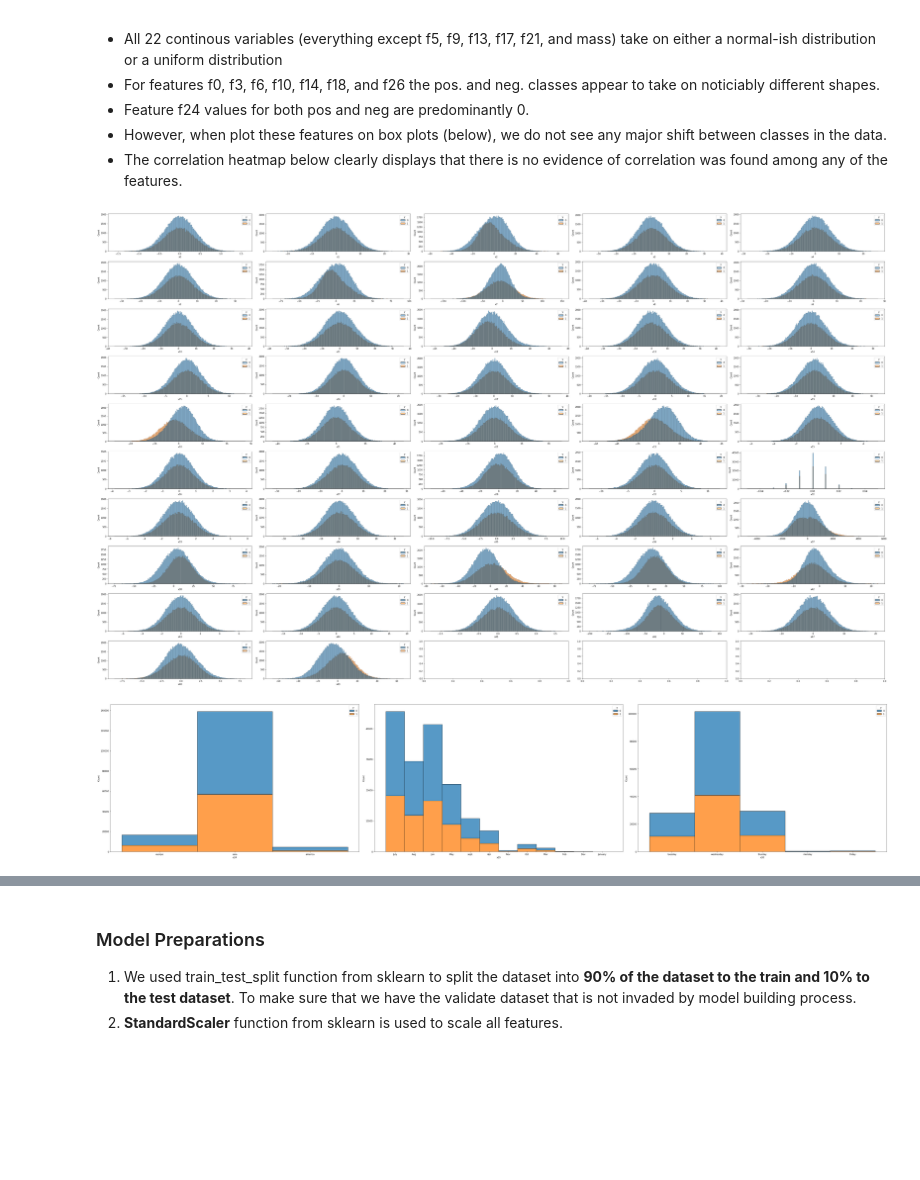
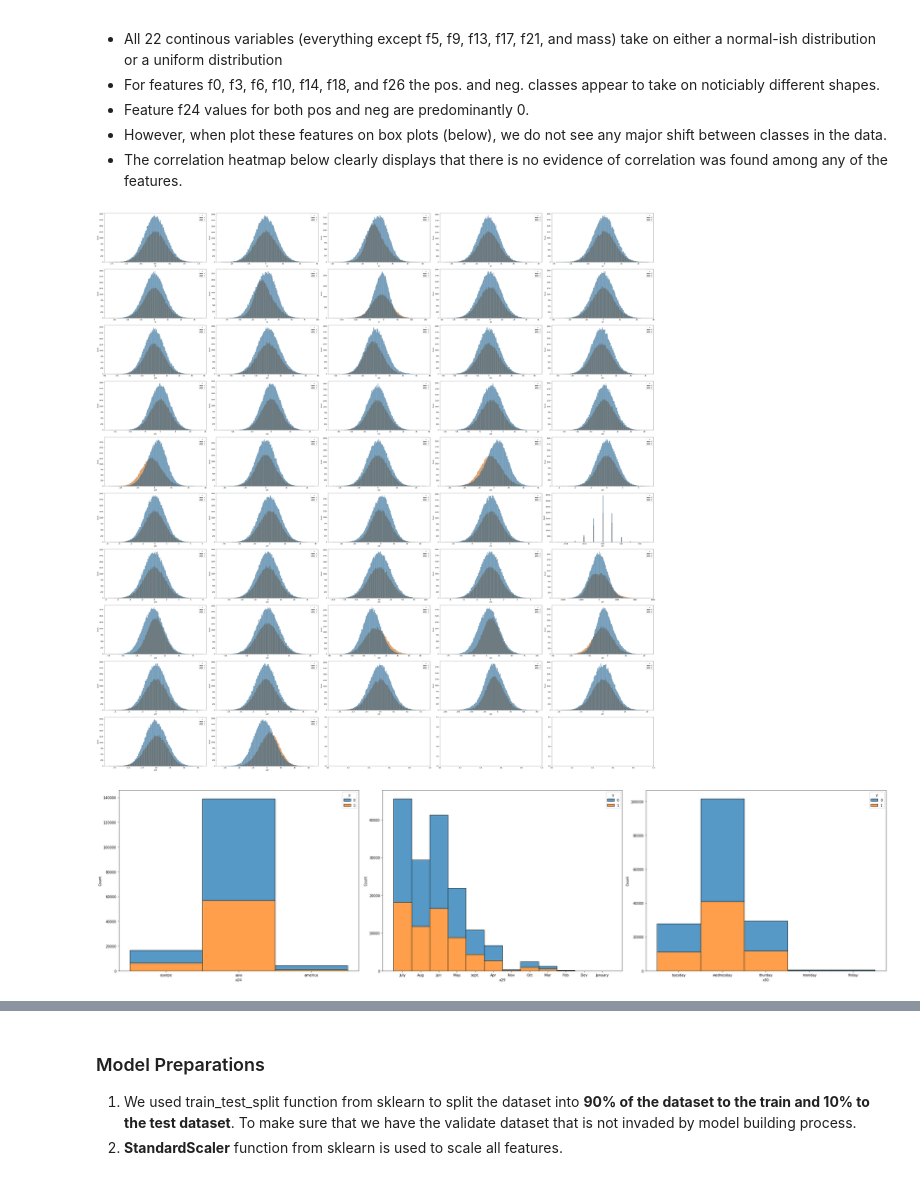
Before and after one commit to JosephLazarus/QTW, a Jupyter notebook: Case Study 7/CaseStudy7_Final.ipynb, the cells around one changed output, grey strips where cells are left out. Saved outputs shown, nothing was run; the diff lists cells and outputs as text; code cells hidden in the pictures; blank space fills up the shorter version.

```diff
--- a/Case Study 7/CaseStudy7_Final.ipynb
+++ b/Case Study 7/CaseStudy7_Final.ipynb
@@ -40,12 +45,10 @@ import seaborn as sns
     - *64,197* observations for '1' or Detection class
 # %%
 # Read in data
-
-# The file is 1.63GB, which is too big for Github
 # Save the file locally and read in using the file's path
 
-path = "./final_project(5).csv"
-
+# path = "./final_project(5).csv"
+path = '/Users/puri/DataScience@SMU/10.DS7333 QTW/final_project(5).csv'
 
 df = pd.read_csv(path)
 # %%
@@ -83,0 +99,7 @@ memory usage: 62.3+ MB
+# %%
+# "x24" country, "x29"month, "x30"day, "x32"rate, "x37"$ ammount
+
+df["x37"] = df["x37"].str.replace("$","").astype(float)
+df["x32"] = df["x32"].str.replace("%","").astype(float)
+
+df.head()
@@ -184,41 +173,33 @@ Data Observations from histograms and correlation heatmap:
 - However, when plot these features on box plots (below), we do not see any major shift between classes in the data.
 - The correlation heatmap below clearly displays that there is no evidence of correlation was found among any of the features.<br>
 # %%
-full_df = df.copy()
-# "x24" country, "x29"month, "x30"day, "x32"rate, "x37"$ ammount
-full_df["x37"] = full_df["x37"].str.replace("$","").astype(float)
-full_df["x32"] = full_df["x32"].str.replace("%","").astype(float)
-
-df_features = full_df.copy()
+df_features = df.copy()
 df_features.drop(["y"], axis=1, inplace=True)
 
 df_features_col_list = list(df_features.columns)
-unwanted = {"x24", "x29", "x30"}
-continuous_ft_list = [e for e in df_features_col_list if e not in unwanted]
+cat_ft_list = ["x24", "x29", "x30"]
+continuous_ft_list = [e for e in df_features_col_list if e not in cat_ft_list]
 
-fig,axs = plt.subplots(10,5, figsize = (50,30))
+fig,axs = plt.subplots(10,5, figsize = (50,50))
 h, v = 0, 0
 for i in continuous_ft_list:
-    sns.histplot(data=full_df, x=i, hue='y', multiple='layer', ax=axs[h, v])
+    sns.histplot(data=df, x=i, hue='y', multiple='layer', ax=axs[h, v])
     if v == 4:
         h += 1
         v = 0
     else:
         v += 1
 
 fig.tight_layout()
 # %% [output]
-[figure, old version]
+[figure, new version]
 # %%
-
-cat_ft_list = [e for e in df_features_col_list if e in unwanted]
-
-fig,axs = plt.subplots(1,3, figsize = (50,10))
+fig,axs = plt.subplots(1,3, figsize = (32,8))
 h, v = 0, 0
 for i in cat_ft_list:
-    sns.histplot(data=full_df, x=i, hue='y', multiple='stack', ax=axs[v])
+    sns.histplot(data=df, x=i, hue='y', multiple='stack', ax=axs[v])
     v += 1
 
 fig.tight_layout()
 # %% [output]
-[figure, old version]
+[figure, new version]
```
Also changed, not shown: parts of 56 cells of this notebook, 1 other file.
